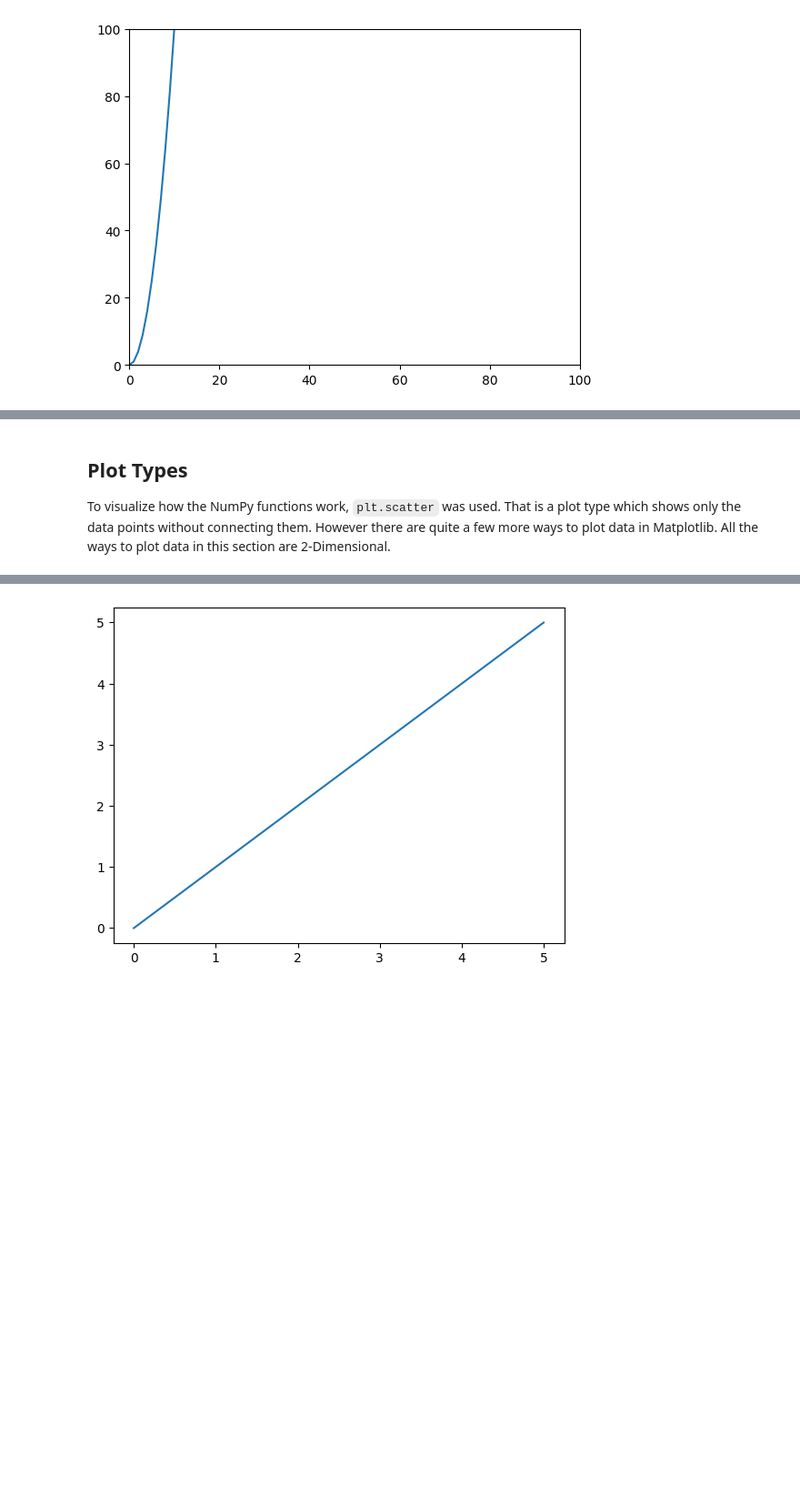
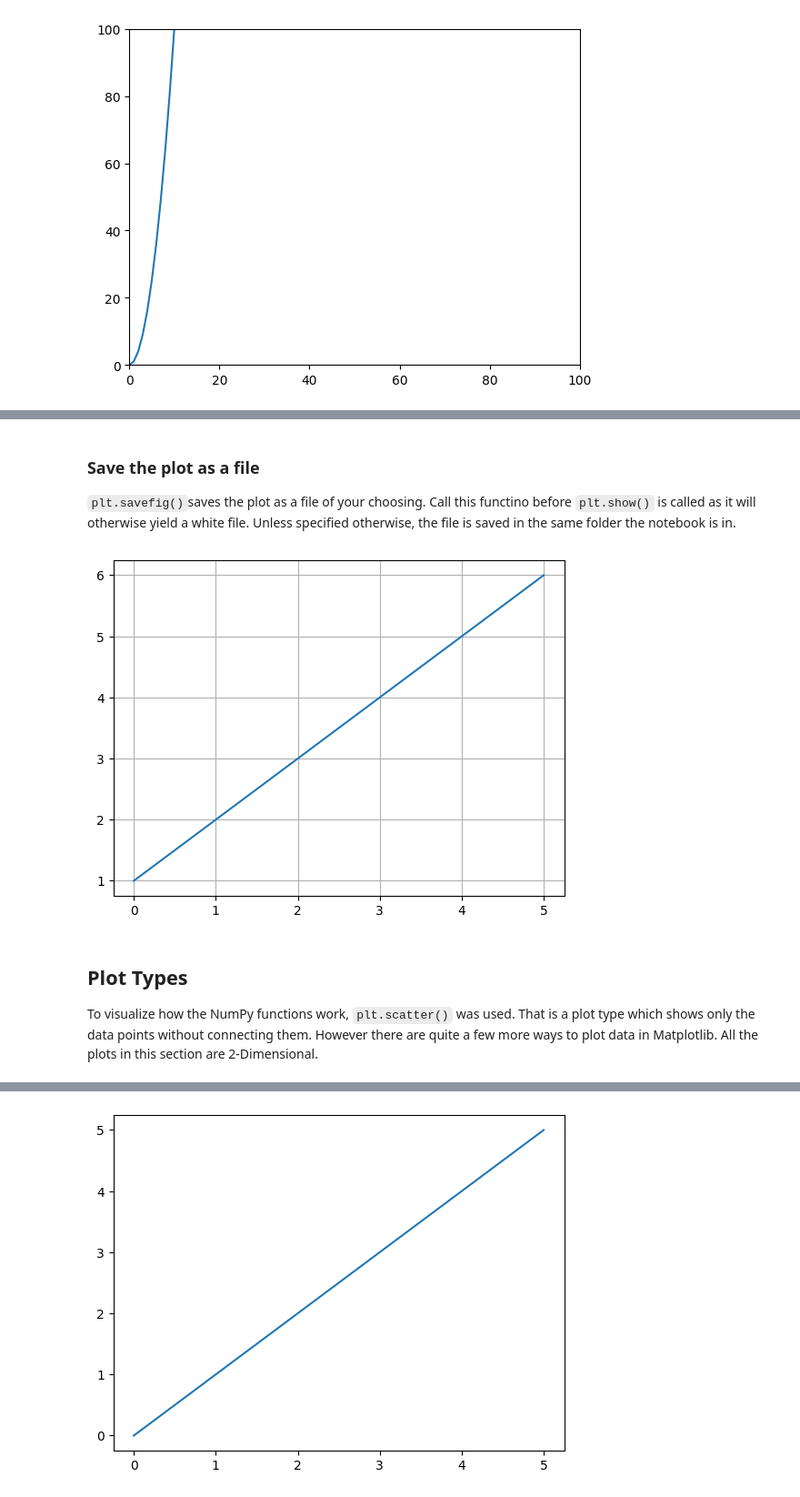
Before and after one commit to ifsm/pymus, a Jupyter notebook: Calculations, Plot, Conditions, Strings/Matplotlib.ipynb, the cells around one changed output, grey strips where cells are left out. Shown at 91% size. Cells and saved outputs as stored; diff of their text form; code cells hidden in the pictures; blank space fills up the shorter version.

````diff
--- a/Calculations, Plot, Conditions, Strings/Matplotlib.ipynb
+++ b/Calculations, Plot, Conditions, Strings/Matplotlib.ipynb
@@ -138,5 +166,18 @@ plt.show()
+# %% [markdown]
+### Save the plot as a file
+```plt.savefig()```saves the plot as a file of your choosing. Call this functino before ```plt.show()``` is called as it will otherwise yield a white file. Unless specified otherwise, the file is saved in the same folder the notebook is in.
+# %%
+x = np.arange(6)
+y = x
+plt. plot(x, y+1, label='plot1')
+plt.grid(True)
+
+plt.savefig("example.svg", format="svg") #
+plt.show()
+# %% [output]
+[figure, added]
 # %% [markdown]
 ## Plot Types
-To visualize how the NumPy functions work, ```plt.scatter``` was used. That is a plot type which shows only the data points without connecting them. However there are quite a few more ways to plot data in Matplotlib. All the ways to plot data in this section are 2-Dimensional.
+To visualize how the NumPy functions work, ```plt.scatter()``` was used. That is a plot type which shows only the data points without connecting them. However there are quite a few more ways to plot data in Matplotlib. All the plots in this section are 2-Dimensional.
 # %% [markdown]
 #### plt.plot
````
Also changed, not shown: parts of 23 cells of this notebook.
